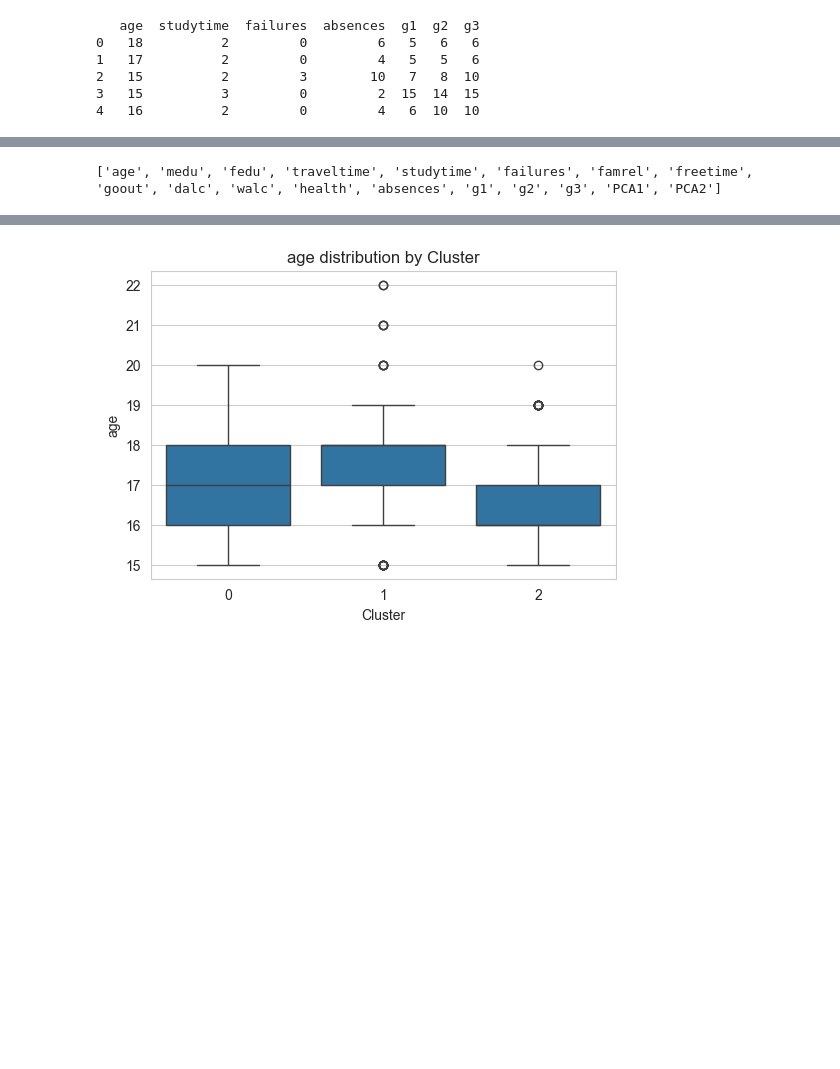
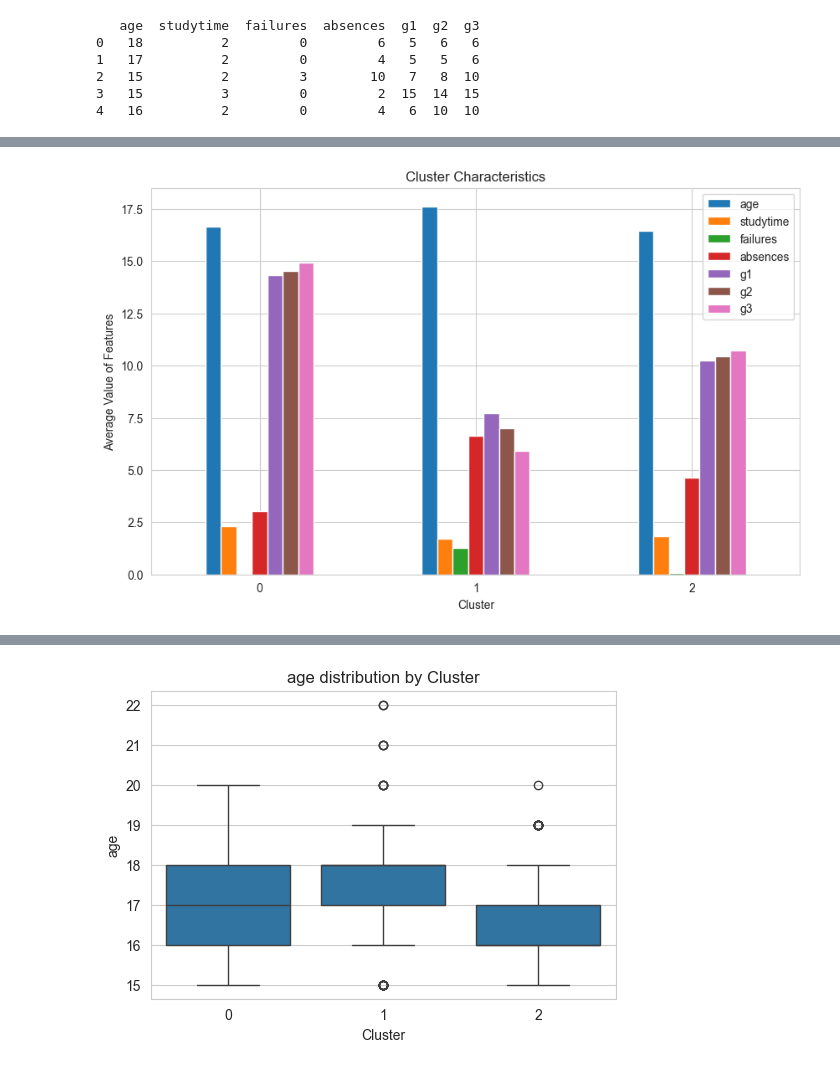
Before and after one commit to cn301801-crypto/studyTrack_AI_StudentRecommender, a Jupyter notebook: Milestone_2_Clustering/clustering.ipynb, the cells around one changed output, grey strips where cells are left out. Saved outputs shown, nothing was run; the diff lists cells and outputs as text; code cells hidden in the pictures; blank space fills up the shorter version.

```diff
--- a/Milestone_2_Clustering/clustering.ipynb
+++ b/Milestone_2_Clustering/clustering.ipynb
@@ -191,0 +158,3 @@ plt.show()
+# %%
+cluster_summary = combined_df.groupby('cluster')[features].mean()
+print(cluster_summary)
@@ -192,8 +183,15 @@ plt.show()
+# %%
+cluster_summary.plot(kind='bar', figsize=(10,6))
+plt.title('Cluster Characteristics')
+plt.xlabel('Cluster')
+plt.ylabel('Average Value of Features')
+plt.xticks(rotation=0)
+plt.savefig('Milestone_2_Clustering/visualizations/cluster_profile_bar.png')
+plt.show()
+# %% [output]
+[figure, added]
 # %%
 numeric_df = combined_df.select_dtypes(include=['int64', 'float64'])
-print(numeric_df.columns.tolist())
-# %% [output]
-['age', 'medu', 'fedu', 'traveltime', 'studytime', 'failures', 'famrel', 'freetime', 'goout', 'dalc', 'walc', 'health', 'absences', 'g1', 'g2', 'g3', 'PCA1', 'PCA2']
 # %%
 import matplotlib.pyplot as plt
 import seaborn as sns
```
Also changed, not shown: parts of 14 cells of this notebook, 3 other files.
